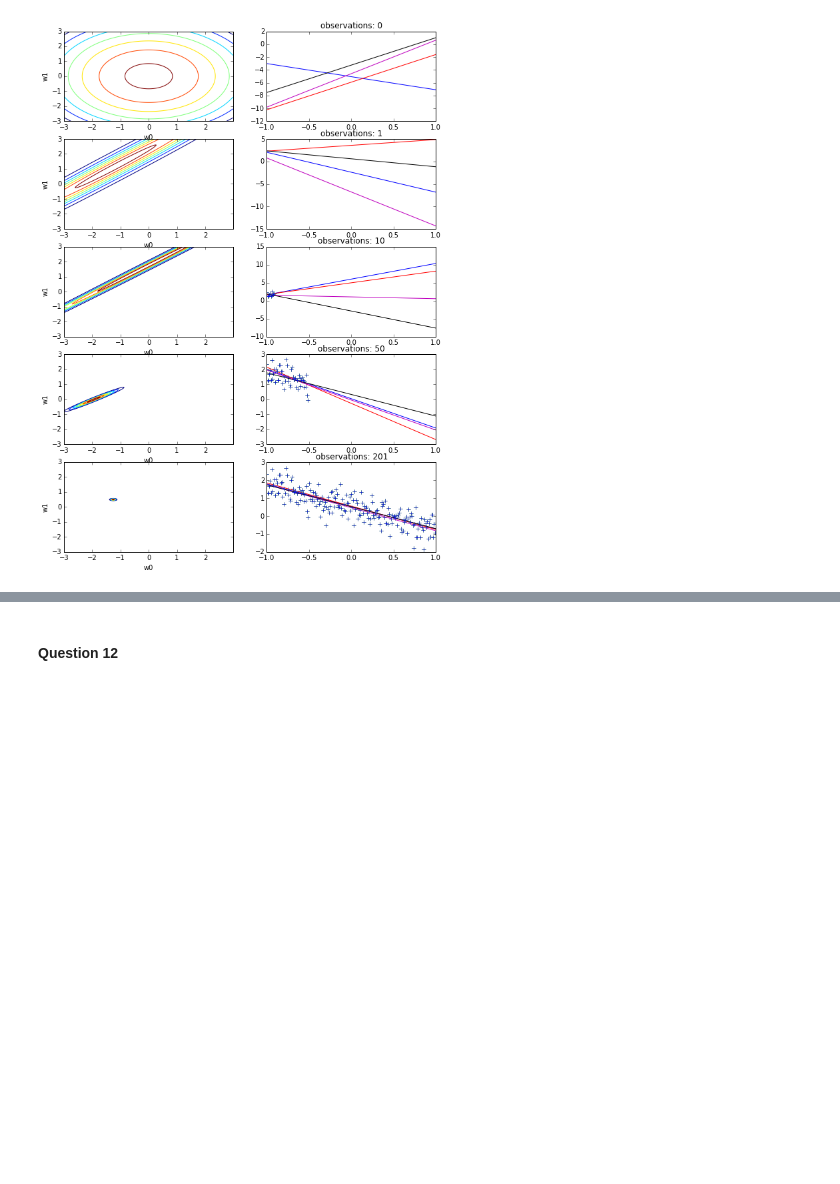
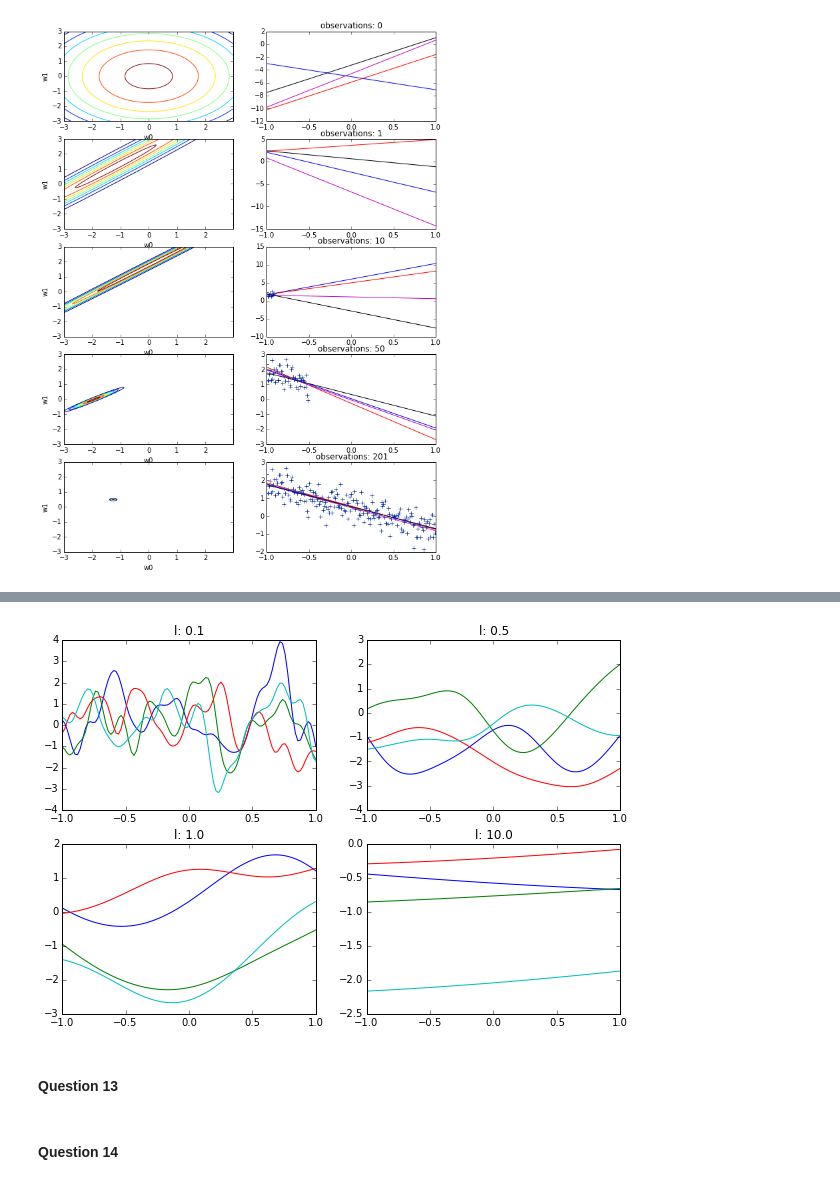
Before and after one commit to erikcs/ml2, a Jupyter notebook: lab1.ipynb, the cells around one changed output, grey strips where cells are left out. Saved outputs shown, nothing was run; the diff lists cells and outputs as text; code cells hidden in the pictures; blank space fills up the shorter version.

Commit message:
Add Question 12

```diff
--- a/lab1.ipynb
+++ b/lab1.ipynb
@@ -160,2 +171,9 @@ Q11.run(tau=5.5)
+# %%
+from code import Q12
+Q12.run()
+# %% [output]
+[figure, added]
 # %% [markdown]
-####  Question 12
+####  Question 13
+# %% [markdown]
+####  Question 14
```
Also changed, not shown: parts of 9 cells of this notebook.
